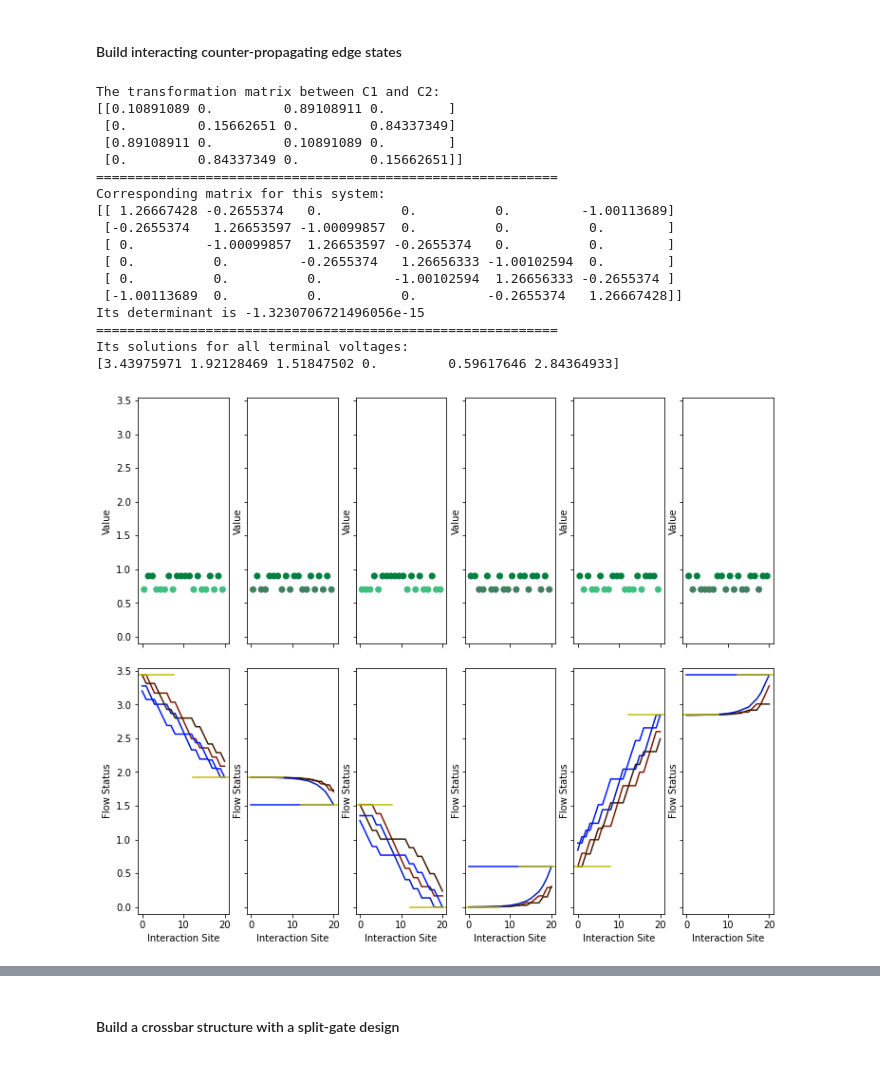
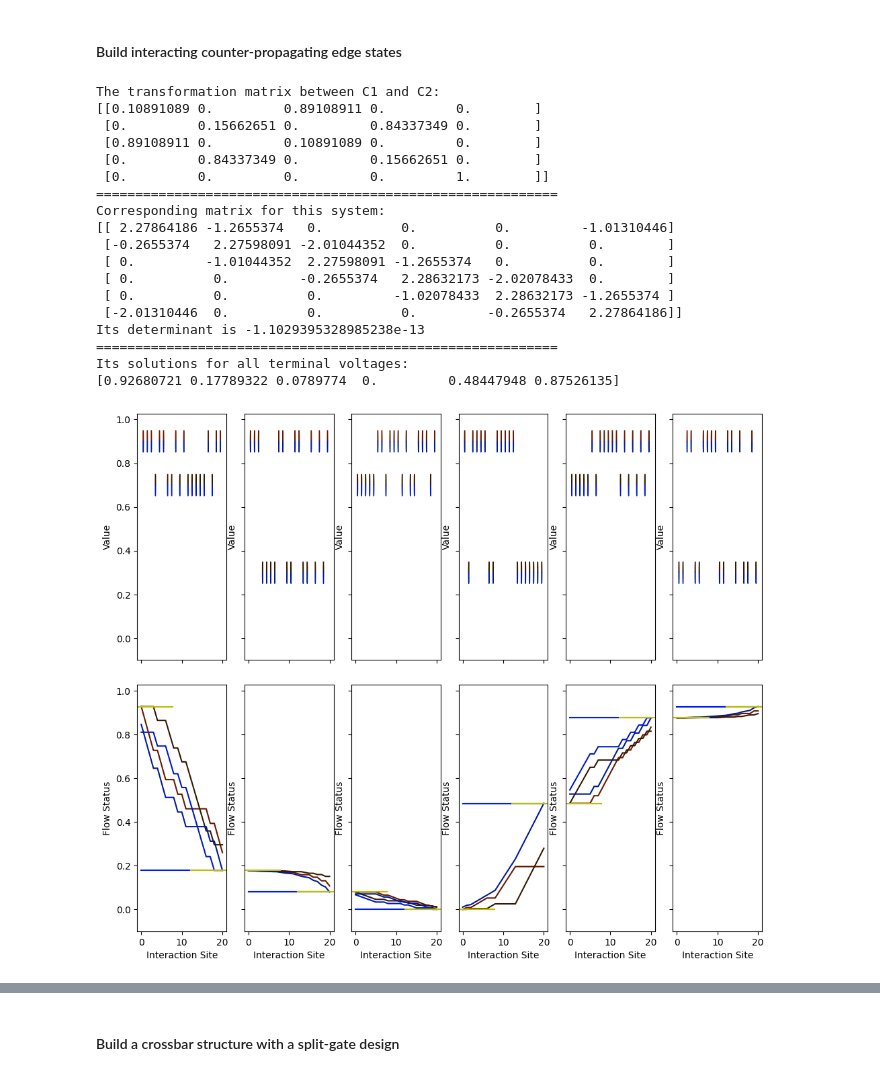
Before and after one commit to LarsonLaugh/Counterfusion, a Jupyter notebook: demo.ipynb, the cells around one changed output, grey strips where cells are left out. Cells and saved outputs as stored; diff of their text form; code cells hidden in the pictures.

Commit message:
Modify the plot method of Edge. This new plot method indicates the two participants in an interaction by colors.

```diff
--- a/demo.ipynb
+++ b/demo.ipynb
@@ -121,15 +121,27 @@ plt.axhline(y=0.5,linestyle='--',c='k')
 from allscatter import *
 import numpy as np
 import matplotlib.pyplot as plt
-
-totalNumMover = 4
+#===============================================================
+# General information for the edge - Superparameters
+totalNumMover = 5
 numForwardMover = 2
-nfm = numForwardMover
-initStates = [1,1,0.2,0.2]
-beta = 0.3
-delta = 0.5
-edgeDef = [[0,3,beta,10],[0,1,0.8,10],[2,3,delta,10]]
+initStates = [1,1,0.2,0.2,0.2]
+#===============================================================
+# Information of scattering events
+# Interaction parameters
+v03 = 0.3
+v01 = 0.5
+v23 = 0.8
+edgeDef = [[0,3,v03,10],[0,1,v01,10],[2,3,v23,10]]
 edgeInfo = generate_bynumber(edgeDef)
 edge = Edge(edgeInfo,totalNumMover,numForwardMover)
+print("====================================================================")
+print("First five scattering events:")
+print(edge.get_seq()[:5])
+print("====================================================================")
+print("The transformation matrix:")
+print(edge.trans_mat())
+print("====================================================================")
+print("Visualize the entire edge:")
 ax1,ax2 = edge.plot(initStates)
 # %% [output]
@@ -432,7 +411,7 @@ import matplotlib.pyplot as plt
 # Number of backward-moving edge states: 2 (#2,#3)
 #===============================================================
 # General information for the system - Superparameters
-totalNumMover = 4
+totalNumMover = 5
 numForwardMover = 2
 zeroVoltTerminal = 3
 #===============================================================
@@ -440,59 +419,61 @@ zeroVoltTerminal = 3
 # Interaction parameters
 v02 = 0.9
 v13 = 0.7
+v12 = 0.3
 # Define interaction between nodes (contacts)
 # C1--M1--C2
 edgeDef1 = [[0,2,v02,10],[1,3,v13,10]]
 # C2--M2--C3
-edgeDef2 = [[0,2,v02,10],[1,2,v13,10]]
+edgeDef2 = [[0,2,v02,10],[1,2,v12,10]]
 # C3--M3--C4
 edgeDef3 = [[0,2,v02,10],[1,3,v13,10]]
 # C4--M4--C5
-edgeDef4 = [[0,2,v02,10],[1,2,v13,10]]
+edgeDef4 = [[0,2,v02,10],[1,2,v12,10]]
 # C5--M5--C6
 edgeDef5 = [[0,2,v02,10],[1,3,v13,10]]
 # C6--M6--C1
-edgeDef6 = [[0,2,v02,10],[1,2,v13,10]]
+edgeDef6 = [[0,2,v02,10],[1,2,v12,10]]
 #================================================================
 edgesDef = [edgeDef1,edgeDef2,edgeDef3,edgeDef4,edgeDef5,edgeDef6]
 edgesInfo = []
 for edgeDef in edgesDef:
     edgesInfo.append(generate_bynumber(edgeDef))
 
 graph = []
 for edgeInfo in edgesInfo:
     graph.append(Edge(edgeInfo,totalNumMover,numForwardMover))
 
 print("The transformation matrix between C1 and C2:")
 print(graph[0].trans_mat())
 print("===========================================================")
 nodesCurrent = [1,0,0,-1,0,0]
 sys = System(nodesCurrent,graph,numForwardMover,zeroVoltTerminal)
 #================================================================
 # Your system has been defined, let us make some fun out of it.
 print("Corresponding matrix for this system:")
 print(sys.mastermat())
 print("Its determinant is", np.linalg.det(sys.mastermat()))
 print("===========================================================")
 print("Its solutions for all terminal voltages:")
 print(sys.solve())
 axs=sys.plot()
 # %% [output]
 The transformation matrix between C1 and C2:
-[[0.10891089 0.         0.89108911 0.        ]
- [0.         0.15662651 0.         0.84337349]
- [0.89108911 0.         0.10891089 0.        ]
- [0.         0.84337349 0.         0.15662651]]
+[[0.10891089 0.         0.89108911 0.         0.        ]
+ [0.         0.15662651 0.         0.84337349 0.        ]
+ [0.89108911 0.         0.10891089 0.         0.        ]
+ [0.         0.84337349 0.         0.15662651 0.        ]
+ [0.         0.         0.         0.         1.        ]]
 ===========================================================
 Corresponding matrix for this system:
-[[ 1.26667428 -0.2655374   0.          0.          0.         -1.00113689]
- [-0.2655374   1.26653597 -1.00099857  0.          0.          0.        ]
- [ 0.         -1.00099857  1.26653597 -0.2655374   0.          0.        ]
- [ 0.          0.         -0.2655374   1.26656333 -1.00102594  0.        ]
- [ 0.          0.          0.         -1.00102594  1.26656333 -0.2655374 ]
- [-1.00113689  0.          0.          0.         -0.2655374   1.26667428]]
-Its determinant is -1.3230706721496056e-15
+[[ 2.27864186 -1.2655374   0.          0.          0.         -1.01310446]
+ [-0.2655374   2.27598091 -2.01044352  0.          0.          0.        ]
+ [ 0.         -1.01044352  2.27598091 -1.2655374   0.          0.        ]
+ [ 0.          0.         -0.2655374   2.28632173 -2.02078433  0.        ]
+ [ 0.          0.          0.         -1.02078433  2.28632173 -1.2655374 ]
+ [-2.01310446  0.          0.          0.         -0.2655374   2.27864186]]
+Its determinant is -1.1029395328985238e-13
 ===========================================================
 Its solutions for all terminal voltages:
-[3.43975971 1.92128469 1.51847502 0.         0.59617646 2.84364933]
+[0.92680721 0.17789322 0.0789774  0.         0.48447948 0.87526135]
-[figure, old version]
+[figure, new version]
```
Also changed, not shown: parts of 7 cells of this notebook, 1 other file.
